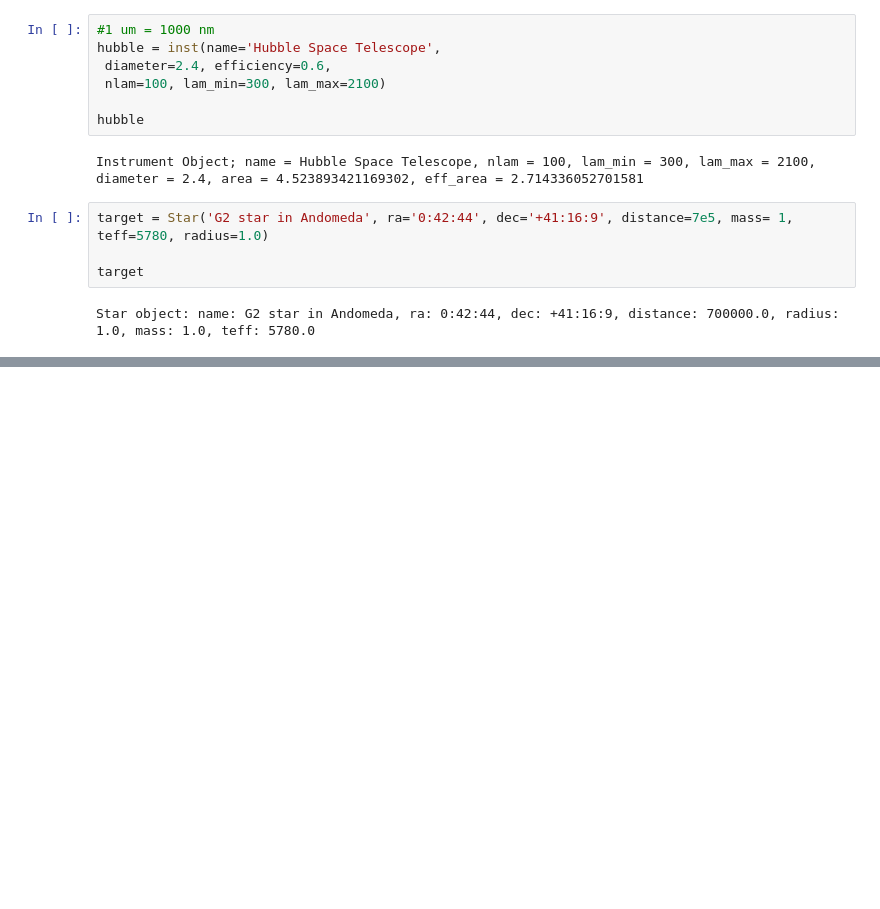
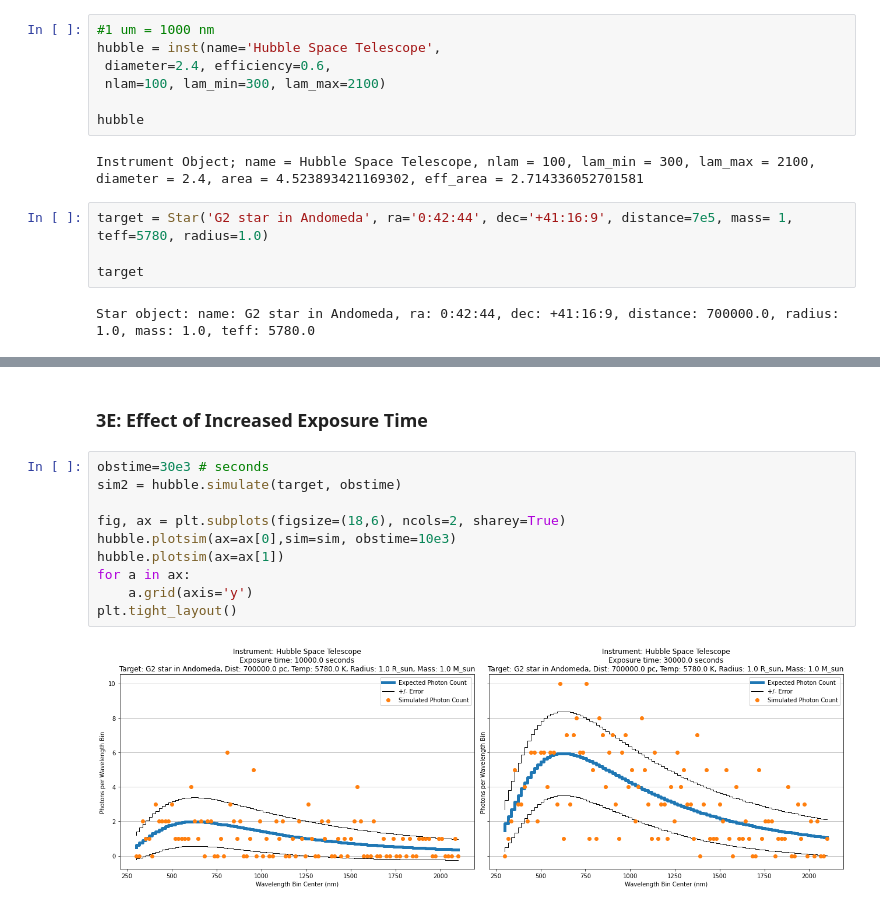
Before and after one commit to kevinmcmanus/ASTR3800, a Jupyter notebook: Assignment7/McManus7.ipynb, the cells around one changed output, grey strips where cells are left out. Drawn from its saved outputs; the diff is of its cells as text; blank space fills up the shorter version.

```diff
--- a/Assignment7/McManus7.ipynb
+++ b/Assignment7/McManus7.ipynb
@@ -418,0 +421,14 @@ Text(0.5, 1.0, 'Hubble Space Telescope')
+# %% [markdown]
+### 3E: Effect of Increased Exposure Time
+# %%
+obstime=30e3 # seconds
+sim2 = hubble.simulate(target, obstime)
+
+fig, ax = plt.subplots(figsize=(18,6), ncols=2, sharey=True)
+hubble.plotsim(ax=ax[0],sim=sim, obstime=10e3)
+hubble.plotsim(ax=ax[1])
+for a in ax:
+    a.grid(axis='y')
+plt.tight_layout()
+# %% [output]
+[figure, added]
```
Also changed, not shown: parts of 28 cells of this notebook, 2 other files.
